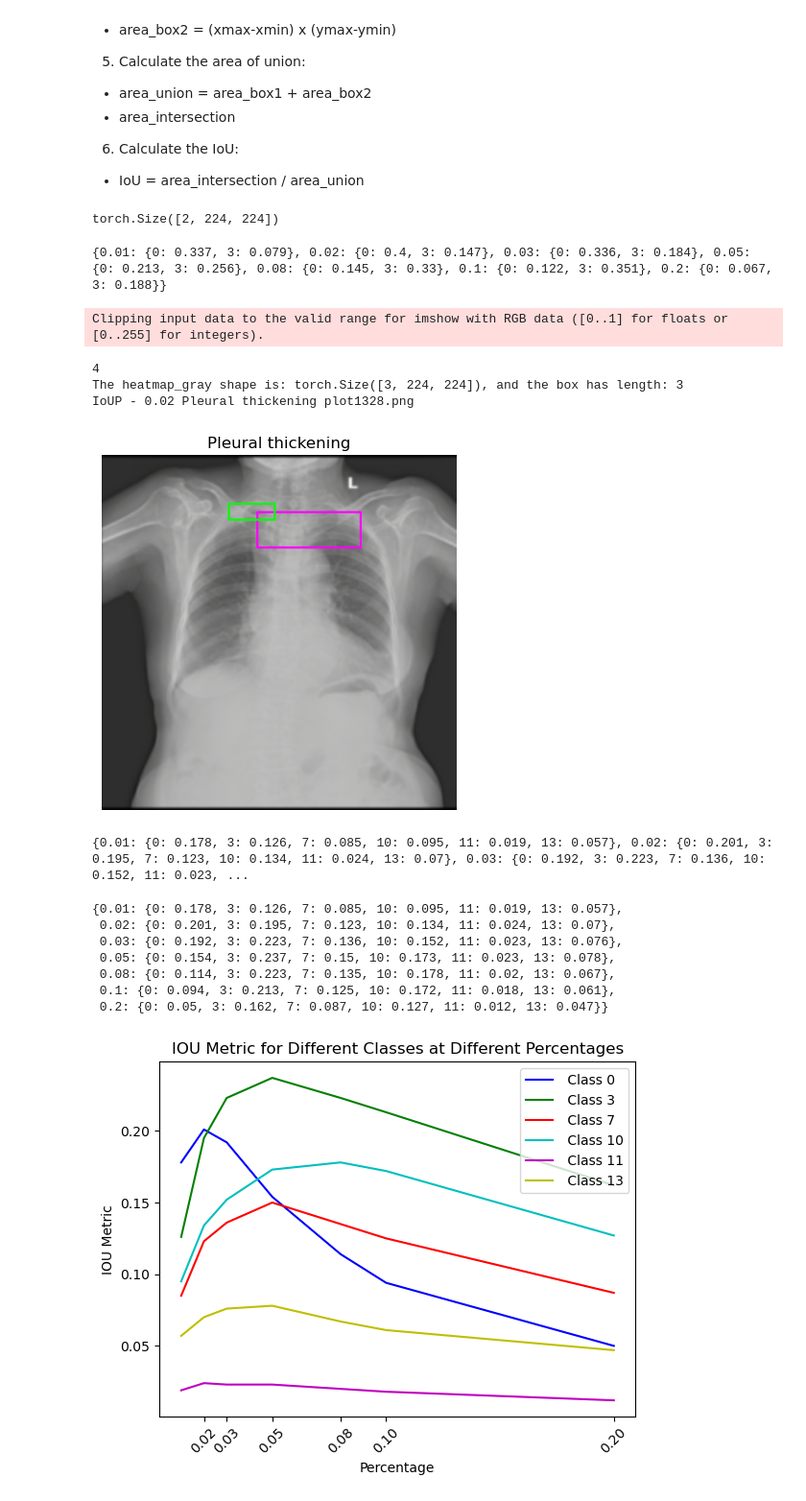
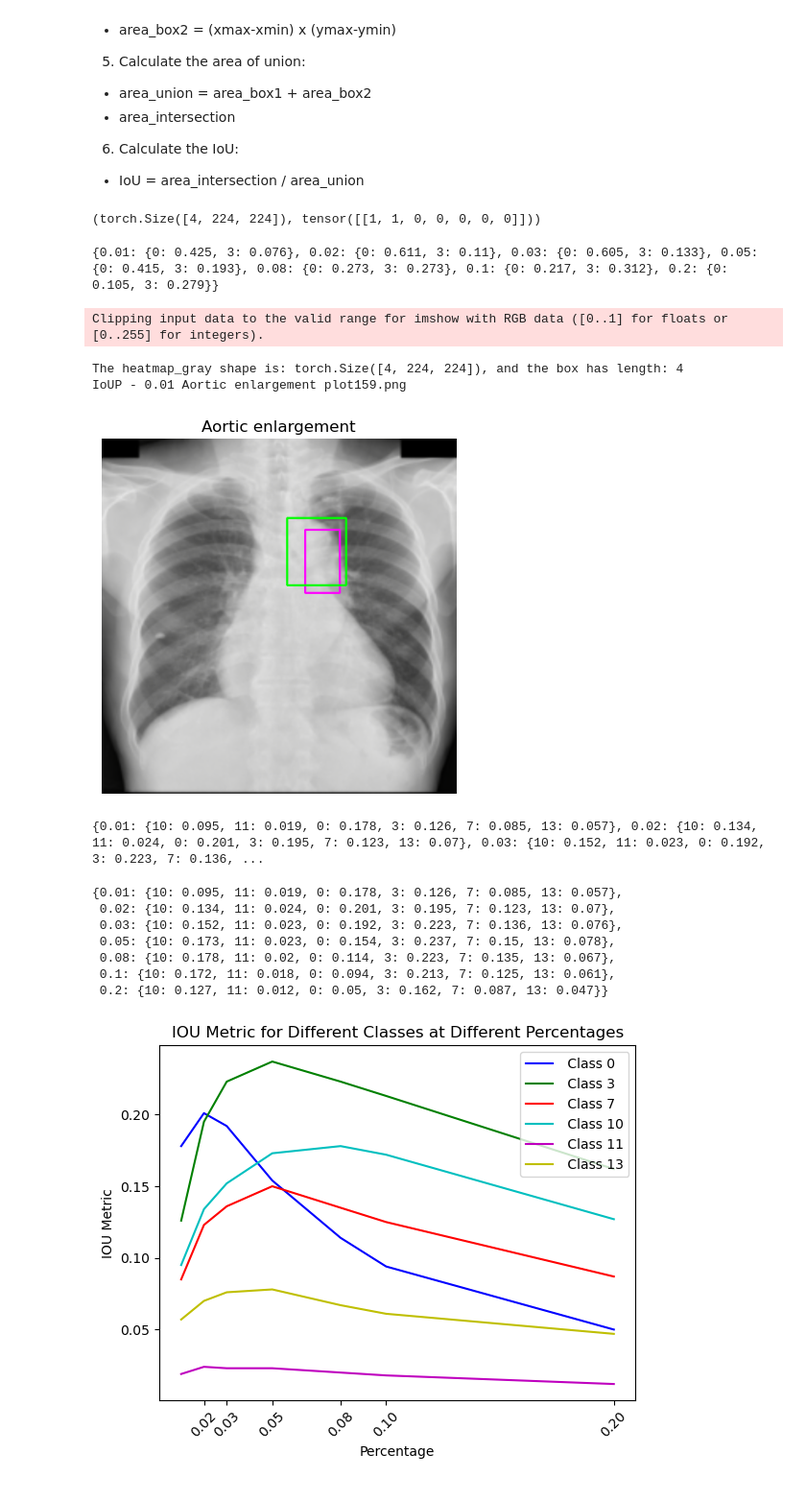
Before and after one commit to TheodoraChrysoula/MSc-Thesis, a Jupyter notebook: src/grad_cam_7classes.ipynb, the cells around one changed output. Shown at 96% size. Saved outputs shown, nothing was run; the diff lists cells and outputs as text; code cells hidden in the pictures.

```diff
--- a/src/grad_cam_7classes.ipynb
+++ b/src/grad_cam_7classes.ipynb
@@ -489,11 +484,11 @@ torch.Size([3, 224, 224, 3]) torch.Size([3, 224, 224, 3])
 # %%
-s_ht = smooth_cam[0]
-ht = heatmap[0]
+s_ht = smooth_cam[1]
+ht = heatmap[1]
 
 if heatmap.shape[0]==1:
     l = pred_label.item()
 else:
-    l = pred_label[0].detach().cpu().numpy()
+    l = pred_label[1].detach().cpu().numpy()
 #print(img.shape)
 img = img_show(image.detach().cpu().squeeze())
 
@@ -514,7 +509,7 @@ plt.title('SmoothGrad - {}'.format(class_predicted[int(l)]))
 plt.axis('off')
 
 # Save the plot with
-filename = 'SG_0.1' + ' ' + class_predicted[int(l)] + ' ' + 'plot{}'.format(int(idx.detach().cpu()))+'.png'
+filename = 'SG_0.2' + ' ' + class_predicted[int(l)] + ' ' + 'plot{}'.format(int(idx.detach().cpu()))+'.png'
 print(filename)
 save_filename = os.path.join(save_dir, filename)
 plt.savefig(save_filename)
@@ -683,9 +678,9 @@ class IoUCalculator:
 
         return iou_results
 # %%
-heatmap_gray.shape
+heatmap_gray.shape, label
 # %% [output]
-torch.Size([2, 224, 224])
+(torch.Size([4, 224, 224]), tensor([[1, 1, 0, 0, 0, 0, 0]]))
 # %%
 # Initialize the class with label, pred_label and heatmap_gray
 #print(class_id)
@@ -701,43 +696,44 @@ results = iou_calculator.calculate_iou_results(percentages)
 
 print(results)
 # %% [output]
-{0.01: {0: 0.337, 3: 0.079}, 0.02: {0: 0.4, 3: 0.147}, 0.03: {0: 0.336, 3: 0.184}, 0.05: {0: 0.213, 3: 0.256}, 0.08: {0: 0.145, 3: 0.33}, 0.1: {0: 0.122, 3: 0.351}, 0.2: {0: 0.067, 3: 0.188}}
+{0.01: {0: 0.425, 3: 0.076}, 0.02: {0: 0.611, 3: 0.11}, 0.03: {0: 0.605, 3: 0.133}, 0.05: {0: 0.415, 3: 0.193}, 0.08: {0: 0.273, 3: 0.273}, 0.1: {0: 0.217, 3: 0.312}, 0.2: {0: 0.105, 3: 0.279}}
 # %%
 # 0: 0, 1: 3, 2: 7, 3: 10, 4: 11, 5: 13, 6: 14
-l = pred_label[2].detach().cpu().numpy()
-print(l)
+l = pred_label[0].detach().cpu().numpy()
+#print(l)
 def plot_bounding_box(img, x,y,w,h,b,l,pcg):
     image=img.copy()
     image = cv2.resize(image, (512,512))
     cv2.rectangle(image, (x, y), (x + w, y + h), (255, 0, 255), 2)
     cv2.rectangle(image, (int(b[0]), int(b[1])), (int(b[2]), int(b[3])), (0,255,0), 2)
     plt.imshow(image, cmap='gray')
     plt.title(class_predicted[int(l)])
     plt.axis('off')
     filename = 'IoUP - {}'.format(pcg) + ' ' + class_predicted[int(l)] + ' ' + 'plot{}.png'.format(int(idx))
     print(filename)
     save_filename = os.path.join(save_dir, filename)
     plt.savefig(save_filename)
     plt.show()
 
-# Call the box_coordinates to obtain the bounding box coordinates
+# Call the box_coordinates to obtain the bounding box coordinates of ground truth boxes
 box = iou_calculator.box_coordinates()
 #print(box
-pcg = 0.02
+pcg = 0.01
 print(f'The heatmap_gray shape is: {heatmap_gray.shape}, and the box has length: {len(box)}')
-# Take the coordinates of the bounding box
-mask = get_most_important_pixels_gray(heatmap_gray[2], pcg)
+
+# Get the most imoprtant pixels of heatmap_gray
+mask = get_most_important_pixels_gray(heatmap_gray[0], pcg)
+
+# calculate the predicted bounded boxes
 x,y,w,h = iou_calculator.create_bounding_boxes(mask)
-#print(x,y,w,h)
-#print(box[0][0])
+
 # Plot the images with the two boxes
-plot_bounding_box(img, x,y,w,h, box[11][0],l,pcg)
+plot_bounding_box(img, x,y,w,h, box[0][0],l,pcg)
 # %% [output]
 Clipping input data to the valid range for imshow with RGB data ([0..1] for floats or [0..255] for integers).
-4
-The heatmap_gray shape is: torch.Size([3, 224, 224]), and the box has length: 3
-IoUP - 0.02 Pleural thickening plot1328.png
+The heatmap_gray shape is: torch.Size([4, 224, 224]), and the box has length: 4
+IoUP - 0.01 Aortic enlargement plot159.png
-[figure, old version]
+[figure, new version]
 # %%
 '''In this section the mean iou for each percentage for each class is computed taking into account
 the different annotators'''
@@ -807,16 +803,16 @@ print(mean_iou_per_class_by_percentage)
 # with open('mean_iou_results.pkl', 'wb') as pickle_file:
 #     pickle.dump(mean_iou_per_class_by_percentage, pickle_file)
 # %% [output]
-{0.01: {0: 0.178, 3: 0.126, 7: 0.085, 10: 0.095, 11: 0.019, 13: 0.057}, 0.02: {0: 0.201, 3: 0.195, 7: 0.123, 10: 0.134, 11: 0.024, 13: 0.07}, 0.03: {0: 0.192, 3: 0.223, 7: 0.136, 10: 0.152, 11: 0.023, ...
+{0.01: {10: 0.095, 11: 0.019, 0: 0.178, 3: 0.126, 7: 0.085, 13: 0.057}, 0.02: {10: 0.134, 11: 0.024, 0: 0.201, 3: 0.195, 7: 0.123, 13: 0.07}, 0.03: {10: 0.152, 11: 0.023, 0: 0.192, 3: 0.223, 7: 0.136, ...
 # %%
 mean_iou_per_class_by_percentage
 # %% [output]
-{0.01: {0: 0.178, 3: 0.126, 7: 0.085, 10: 0.095, 11: 0.019, 13: 0.057},
- 0.02: {0: 0.201, 3: 0.195, 7: 0.123, 10: 0.134, 11: 0.024, 13: 0.07},
- 0.03: {0: 0.192, 3: 0.223, 7: 0.136, 10: 0.152, 11: 0.023, 13: 0.076},
- 0.05: {0: 0.154, 3: 0.237, 7: 0.15, 10: 0.173, 11: 0.023, 13: 0.078},
- 0.08: {0: 0.114, 3: 0.223, 7: 0.135, 10: 0.178, 11: 0.02, 13: 0.067},
- 0.1: {0: 0.094, 3: 0.213, 7: 0.125, 10: 0.172, 11: 0.018, 13: 0.061},
- 0.2: {0: 0.05, 3: 0.162, 7: 0.087, 10: 0.127, 11: 0.012, 13: 0.047}}
+{0.01: {10: 0.095, 11: 0.019, 0: 0.178, 3: 0.126, 7: 0.085, 13: 0.057},
+ 0.02: {10: 0.134, 11: 0.024, 0: 0.201, 3: 0.195, 7: 0.123, 13: 0.07},
+ 0.03: {10: 0.152, 11: 0.023, 0: 0.192, 3: 0.223, 7: 0.136, 13: 0.076},
+ 0.05: {10: 0.173, 11: 0.023, 0: 0.154, 3: 0.237, 7: 0.15, 13: 0.078},
+ 0.08: {10: 0.178, 11: 0.02, 0: 0.114, 3: 0.223, 7: 0.135, 13: 0.067},
+ 0.1: {10: 0.172, 11: 0.018, 0: 0.094, 3: 0.213, 7: 0.125, 13: 0.061},
+ 0.2: {10: 0.127, 11: 0.012, 0: 0.05, 3: 0.162, 7: 0.087, 13: 0.047}}
 # %%
 import json # For JSON serialization, JavaScript Object Notation
```
Also changed, not shown: parts of 41 cells of this notebook.
